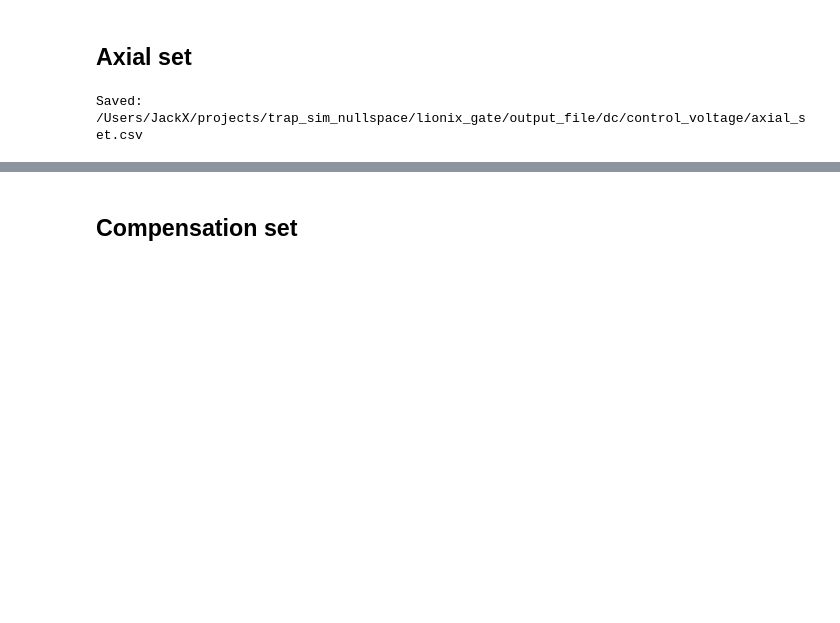
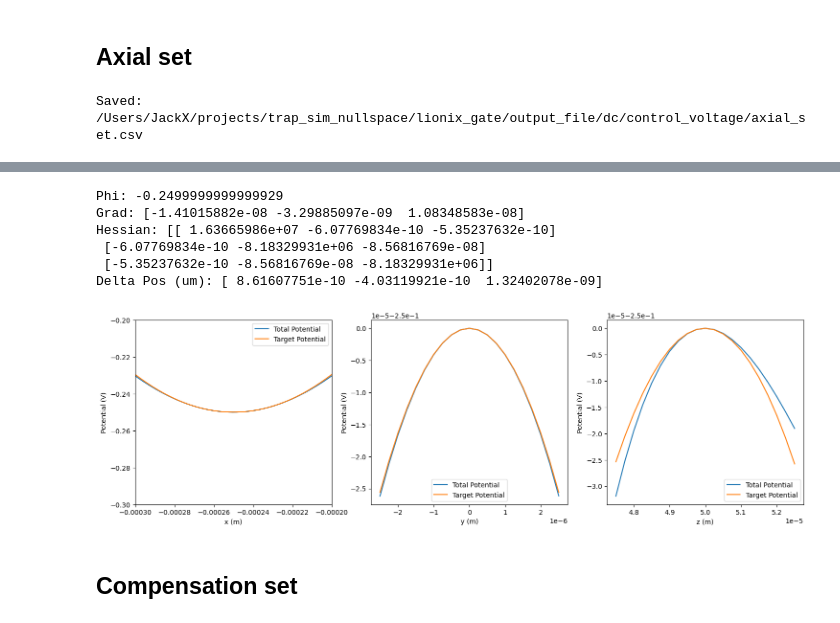
Before and after one commit to PQEGroup/trap_sim_nullspace, a Jupyter notebook: lionix_gate/output_file/dc/control_voltage.ipynb, the cells around one changed output, grey strips where cells are left out. Saved outputs shown, nothing was run; the diff lists cells and outputs as text; code cells hidden in the pictures; blank space fills up the shorter version.

```diff
--- a/lionix_gate/output_file/dc/control_voltage.ipynb
+++ b/lionix_gate/output_file/dc/control_voltage.ipynb
@@ -143,3 +165,50 @@ Delta Pos (um): [-1.66352055e-08  4.22333308e-11 -9.05568041e-08]
+# %%
+print_field(A @ V_axial, delta_pos=True)
+
+potential_space = np.zeros_like(y)
+coeff = V_axial
+for i in range(len(coeff)):
+
+    electrode_i = excitation_electrodes[i]
+    potential_space = potential_space + coeff[i] *  potentials[electrode_i]
+
+y0_index = np.argmin(np.abs(y_axis - y0))
+z0_index = np.argmin(np.abs(z_axis - z0))
+x0_index = np.argmin(np.abs(x_axis - x0))
+
+fig, axs = plt.subplots(1, 3, figsize=(18, 5))
+target_hessian = np.array([[1, 0, 0], [0, -1/2, 0], [0, 0, -1/2]])*mass*omega**2/(charge)
+
+axs[0].plot(x_axis, potential_space[:, y0_index, z0_index], label="Total Potential")
+axs[0].plot(x_axis,1/2*target_hessian[0,0]*(x_axis-x0)**2 - 0.25, label="Target Potential")
+axs[0].set_xlim(-300e-6, -200e-6)
+axs[0].set_ylim(-0.3, -0.2)
+axs[0].legend()
+
+axs[0].set_xlabel("x (m)")
+axs[0].set_ylabel("Potential (V)")
+
+axs[1].plot(y_axis, potential_space[x0_index, :, z0_index], label="Total Potential")
+axs[1].plot(y_axis,1/2*target_hessian[1,1]*(y_axis-y0)**2 - 0.25, label="Target Potential")
+axs[1].set_xlabel("y (m)")
+axs[1].set_ylabel("Potential (V)")
+axs[1].legend()
+
+axs[2].plot(z_axis, potential_space[x0_index, y0_index, :], label="Total Potential")
+axs[2].plot(z_axis,1/2*target_hessian[2,2]*(z_axis-z0)**2 - 0.25, label="Target Potential")
+axs[2].set_xlabel("z (m)")
+axs[2].set_ylabel("Potential (V)")
+axs[2].legend()
+fig.savefig(Path("control_voltage/plot/axial_set.pdf"), bbox_inches='tight')
+plt.show()
+# %% [output]
+Phi: -0.2499999999999929
+Grad: [-1.41015882e-08 -3.29885097e-09  1.08348583e-08]
+Hessian: [[ 1.63665986e+07 -6.07769834e-10 -5.35237632e-10]
+ [-6.07769834e-10 -8.18329931e+06 -8.56816769e-08]
+ [-5.35237632e-10 -8.56816769e-08 -8.18329931e+06]]
+Delta Pos (um): [ 8.61607751e-10 -4.03119921e-10  1.32402078e-09]
+[figure, added]
 # %% [markdown]
 ## Compensation set
 # %%
```
Also changed, not shown: parts of 22 cells of this notebook, 18 other files.
